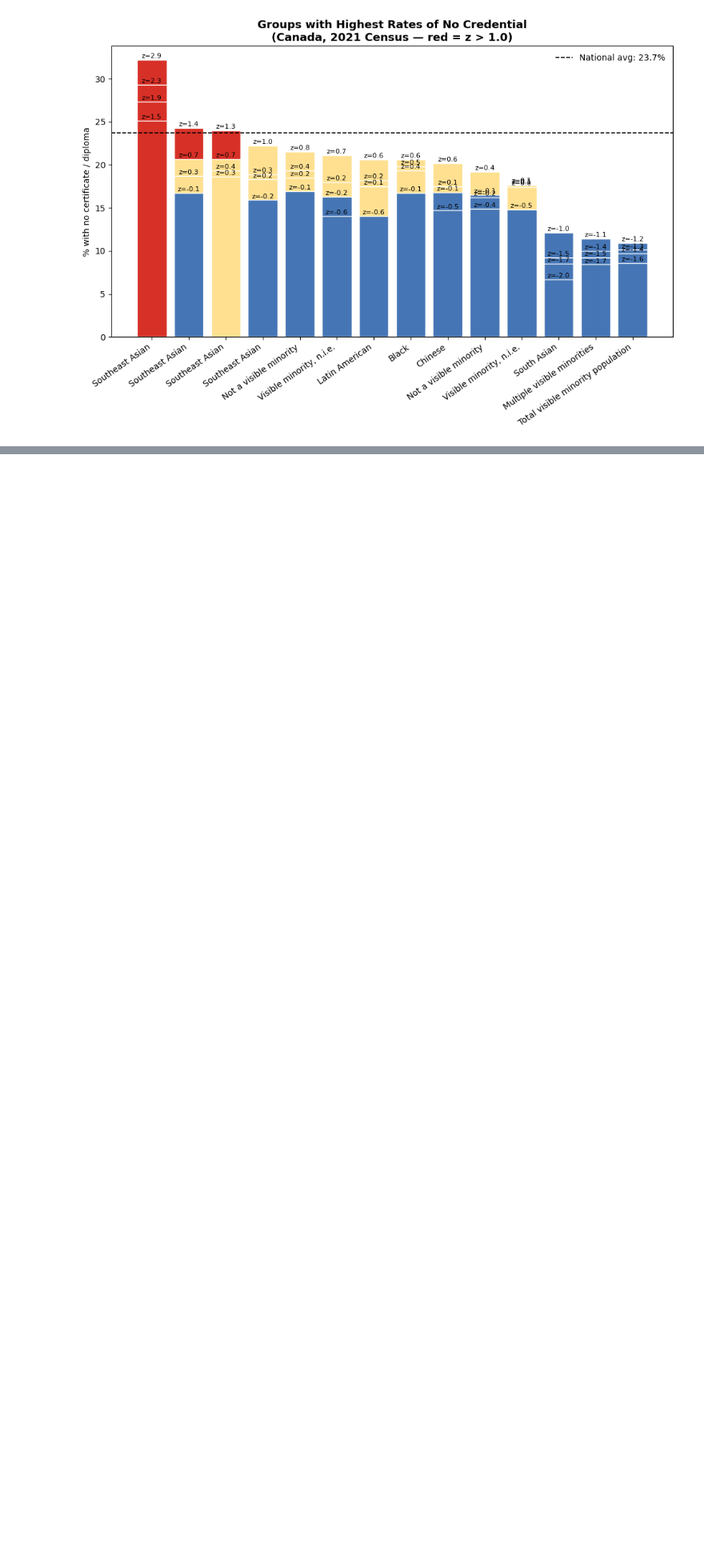
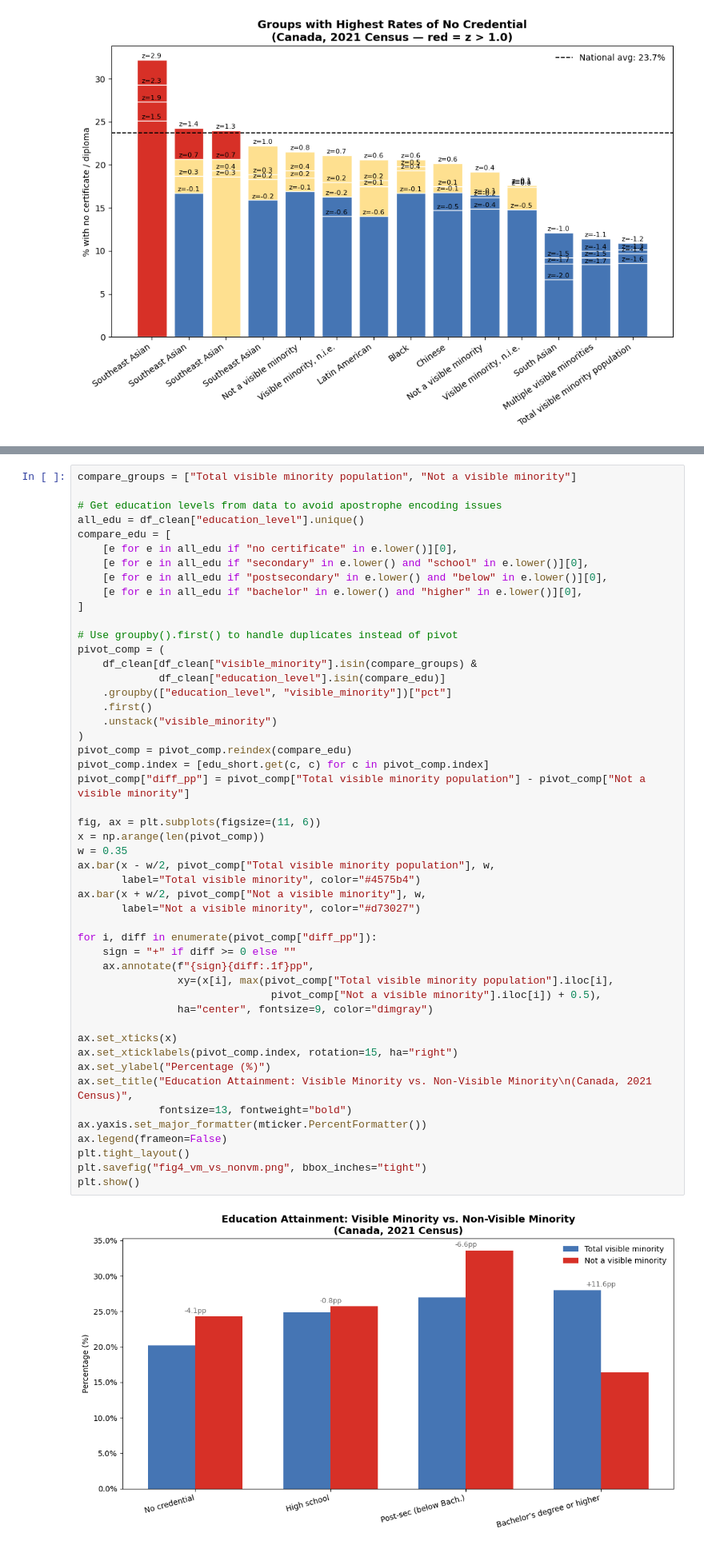
Before and after one commit to Jenniferonyebuchi/migrant-education-analysis, a Jupyter notebook: notebook/migrant_education_analysis.ipynb, the cells around one changed output, grey strips where cells are left out. Shown at 80% size. Cells and saved outputs as stored; diff of their text form; blank space fills up the shorter version.

Commit message:
Add Comparative Analysis: Visible Minority vs. Non-Visible Minority to eda file

```diff
--- a/notebook/migrant_education_analysis.ipynb
+++ b/notebook/migrant_education_analysis.ipynb
@@ -347,0 +352,51 @@ plt.show()
+# %%
+compare_groups = ["Total visible minority population", "Not a visible minority"]
+
+# Get education levels from data to avoid apostrophe encoding issues
+all_edu = df_clean["education_level"].unique()
+compare_edu = [
+    [e for e in all_edu if "no certificate" in e.lower()][0],
+    [e for e in all_edu if "secondary" in e.lower() and "school" in e.lower()][0],
+    [e for e in all_edu if "postsecondary" in e.lower() and "below" in e.lower()][0],
+    [e for e in all_edu if "bachelor" in e.lower() and "higher" in e.lower()][0],
+]
+
+# Use groupby().first() to handle duplicates instead of pivot
+pivot_comp = (
+    df_clean[df_clean["visible_minority"].isin(compare_groups) &
+             df_clean["education_level"].isin(compare_edu)]
+    .groupby(["education_level", "visible_minority"])["pct"]
+    .first()
+    .unstack("visible_minority")
+)
+pivot_comp = pivot_comp.reindex(compare_edu)
+pivot_comp.index = [edu_short.get(c, c) for c in pivot_comp.index]
+pivot_comp["diff_pp"] = pivot_comp["Total visible minority population"] - pivot_comp["Not a visible minority"]
+
+fig, ax = plt.subplots(figsize=(11, 6))
+x = np.arange(len(pivot_comp))
+w = 0.35
+ax.bar(x - w/2, pivot_comp["Total visible minority population"], w,
+       label="Total visible minority", color="#4575b4")
+ax.bar(x + w/2, pivot_comp["Not a visible minority"], w,
+       label="Not a visible minority", color="#d73027")
+
+for i, diff in enumerate(pivot_comp["diff_pp"]):
+    sign = "+" if diff >= 0 else ""
+    ax.annotate(f"{sign}{diff:.1f}pp",
+                xy=(x[i], max(pivot_comp["Total visible minority population"].iloc[i],
+                               pivot_comp["Not a visible minority"].iloc[i]) + 0.5),
+                ha="center", fontsize=9, color="dimgray")
+
+ax.set_xticks(x)
+ax.set_xticklabels(pivot_comp.index, rotation=15, ha="right")
+ax.set_ylabel("Percentage (%)")
+ax.set_title("Education Attainment: Visible Minority vs. Non-Visible Minority\n(Canada, 2021 Census)",
+             fontsize=13, fontweight="bold")
+ax.yaxis.set_major_formatter(mticker.PercentFormatter())
+ax.legend(frameon=False)
+plt.tight_layout()
+plt.savefig("fig4_vm_vs_nonvm.png", bbox_inches="tight")
+plt.show()
+# %% [output]
+[figure, added]
```
Also changed, not shown: parts of 1 cell of this notebook.
